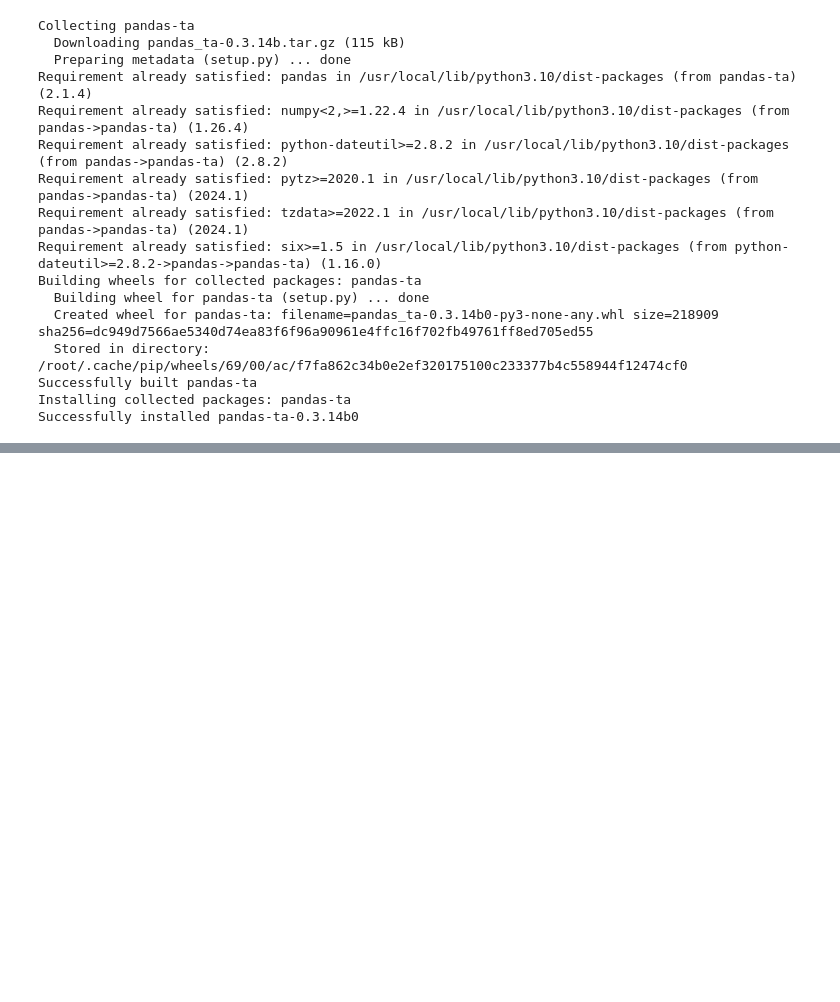
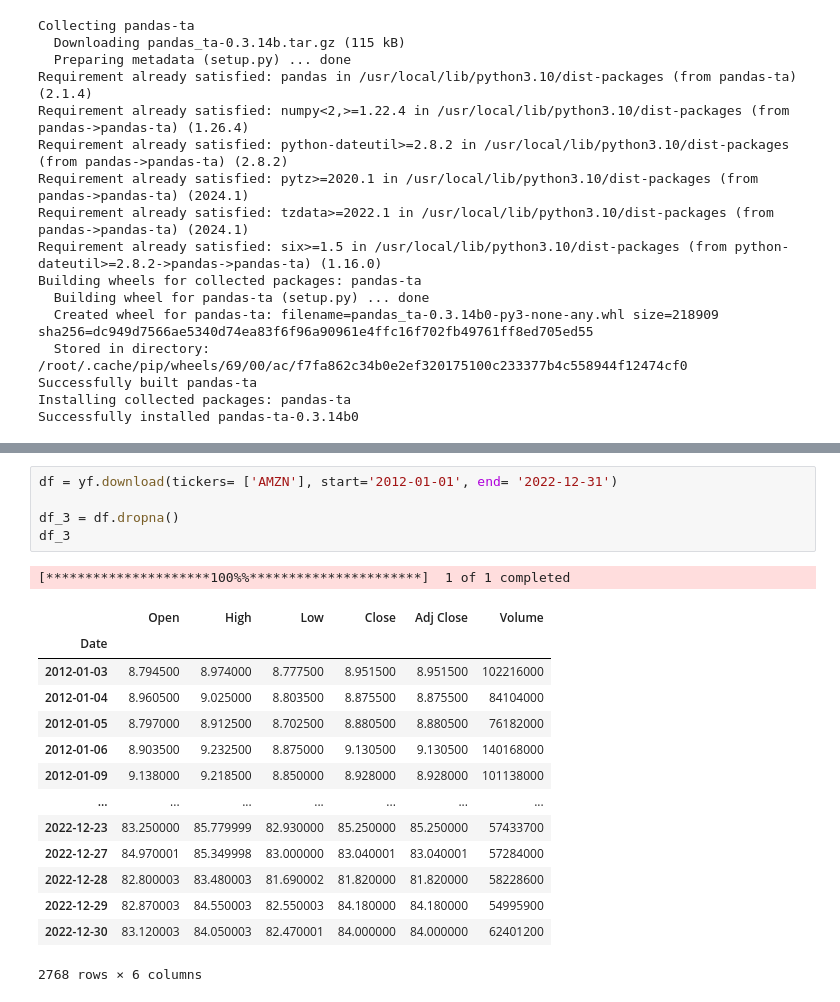
Before and after one commit to bilnazir/stockmarketprediction, a Jupyter notebook: fyp_GRU_amzn.ipynb, the cells around one changed output, grey strips where cells are left out. Saved outputs shown, nothing was run; the diff lists cells and outputs as text; blank space fills up the shorter version.

```diff
--- a/fyp_GRU_amzn.ipynb
+++ b/fyp_GRU_amzn.ipynb
@@ -21,0 +44,21 @@ Successfully installed pandas-ta-0.3.14b0
+# %%
+df = yf.download(tickers= ['AMZN'], start='2012-01-01', end= '2022-12-31')
+
+df_3 = df.dropna()
+df_3
+# %% [output]
+[*********************100%%**********************]  1 of 1 completed
+|  | Open | High | Low | Close | Adj Close | Volume |
+| Date |  |  |  |  |  |  |
+| 2012-01-03 | 8.794500 | 8.974000 | 8.777500 | 8.951500 | 8.951500 | 102216000 |
+| 2012-01-04 | 8.960500 | 9.025000 | 8.803500 | 8.875500 | 8.875500 | 84104000 |
+| 2012-01-05 | 8.797000 | 8.912500 | 8.702500 | 8.880500 | 8.880500 | 76182000 |
+| 2012-01-06 | 8.903500 | 9.232500 | 8.875000 | 9.130500 | 9.130500 | 140168000 |
+| 2012-01-09 | 9.138000 | 9.218500 | 8.850000 | 8.928000 | 8.928000 | 101138000 |
+| ... | ... | ... | ... | ... | ... | ... |
+| 2022-12-23 | 83.250000 | 85.779999 | 82.930000 | 85.250000 | 85.250000 | 57433700 |
+| 2022-12-27 | 84.970001 | 85.349998 | 83.000000 | 83.040001 | 83.040001 | 57284000 |
+| 2022-12-28 | 82.800003 | 83.480003 | 81.690002 | 81.820000 | 81.820000 | 58228600 |
+| 2022-12-29 | 82.870003 | 84.550003 | 82.550003 | 84.180000 | 84.180000 | 54995900 |
+| 2022-12-30 | 83.120003 | 84.050003 | 82.470001 | 84.000000 | 84.000000 | 62401200 |
+2768 rows × 6 columns
```
Also changed, not shown: parts of 4 cells of this notebook.
